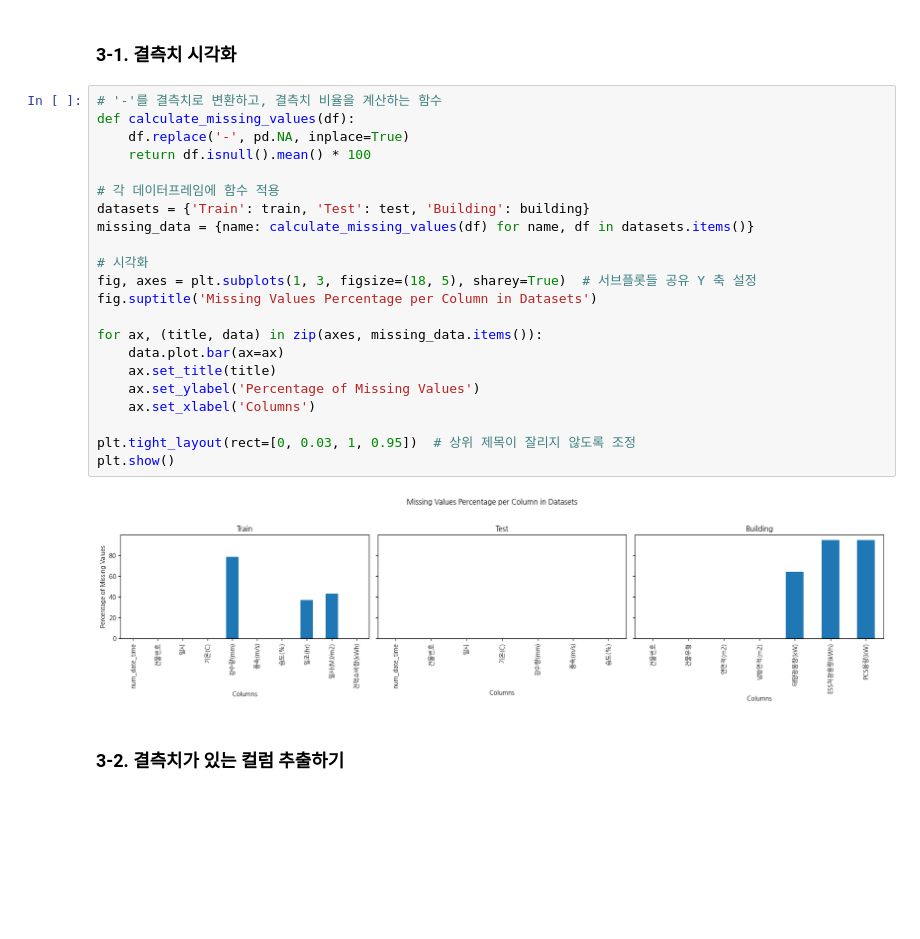
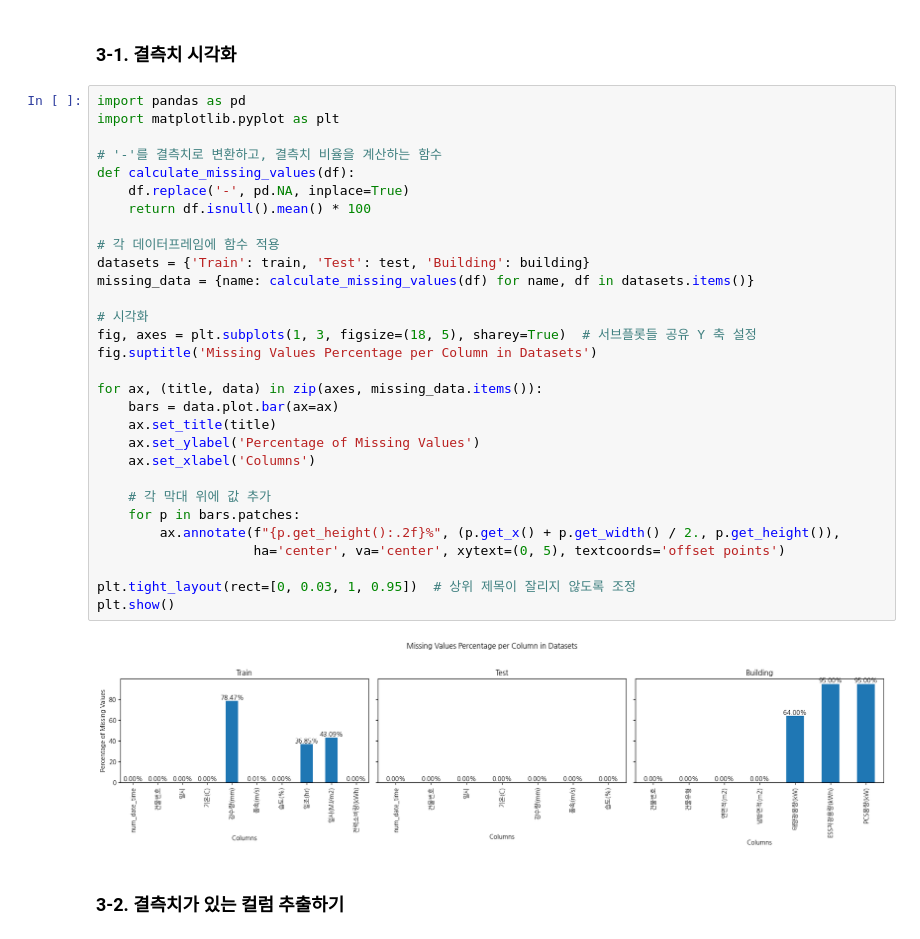
Before and after one commit to dongkieric98/-, a Jupyter notebook: electricity_EDA.ipynb, the cells around one changed output. Saved outputs shown, nothing was run; the diff lists cells and outputs as text; blank space fills up the shorter version.

```diff
--- a/electricity_EDA.ipynb
+++ b/electricity_EDA.ipynb
@@ -27,29 +27,37 @@ plt.rcParams['axes.unicode_minus'] = False  # 마이너스 기호 문제 해결
 # %% [markdown]
 ### 3-1. 결측치 시각화
 # %%
+import pandas as pd
+import matplotlib.pyplot as plt
+
 # '-'를 결측치로 변환하고, 결측치 비율을 계산하는 함수
 def calculate_missing_values(df):
     df.replace('-', pd.NA, inplace=True)
     return df.isnull().mean() * 100
 
 # 각 데이터프레임에 함수 적용
 datasets = {'Train': train, 'Test': test, 'Building': building}
 missing_data = {name: calculate_missing_values(df) for name, df in datasets.items()}
 
 # 시각화
 fig, axes = plt.subplots(1, 3, figsize=(18, 5), sharey=True)  # 서브플롯들 공유 Y 축 설정
 fig.suptitle('Missing Values Percentage per Column in Datasets')
 
 for ax, (title, data) in zip(axes, missing_data.items()):
-    data.plot.bar(ax=ax)
+    bars = data.plot.bar(ax=ax)
     ax.set_title(title)
     ax.set_ylabel('Percentage of Missing Values')
     ax.set_xlabel('Columns')
 
+    # 각 막대 위에 값 추가
+    for p in bars.patches:
+        ax.annotate(f"{p.get_height():.2f}%", (p.get_x() + p.get_width() / 2., p.get_height()),
+                    ha='center', va='center', xytext=(0, 5), textcoords='offset points')
+
 plt.tight_layout(rect=[0, 0.03, 1, 0.95])  # 상위 제목이 잘리지 않도록 조정
 plt.show()
 # %% [output]
-[figure, old version]
+[figure, new version]
 # %% [markdown]
 ### 3-2. 결측치가 있는 컬럼 추출하기
 # %%
```
Also changed, not shown: parts of 1 cell of this notebook.
